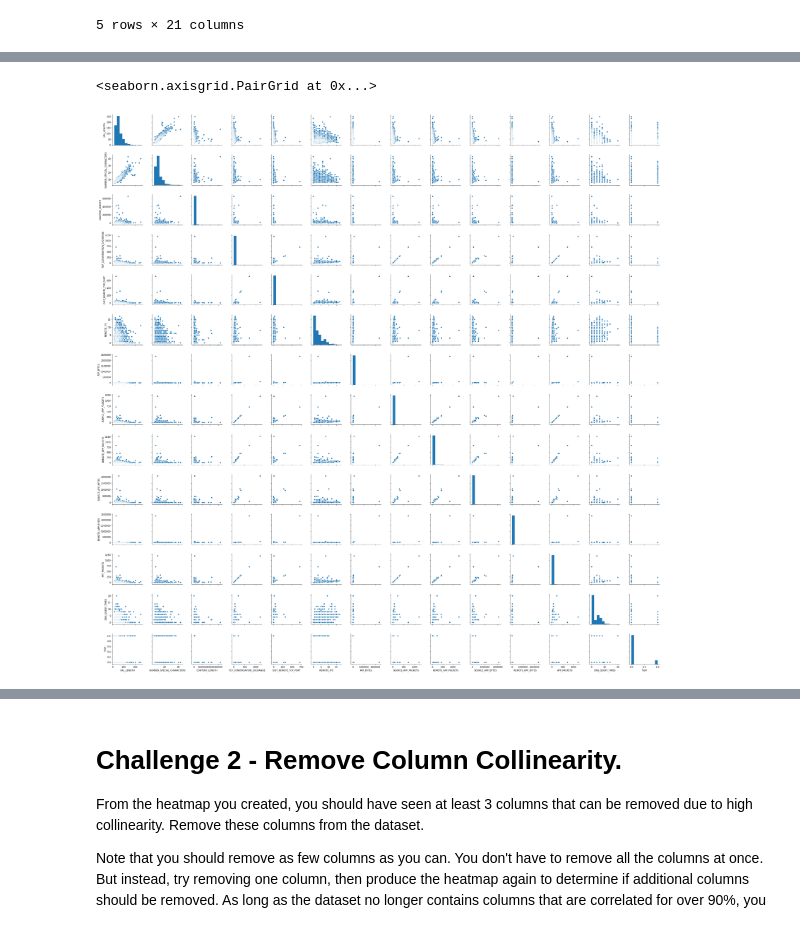
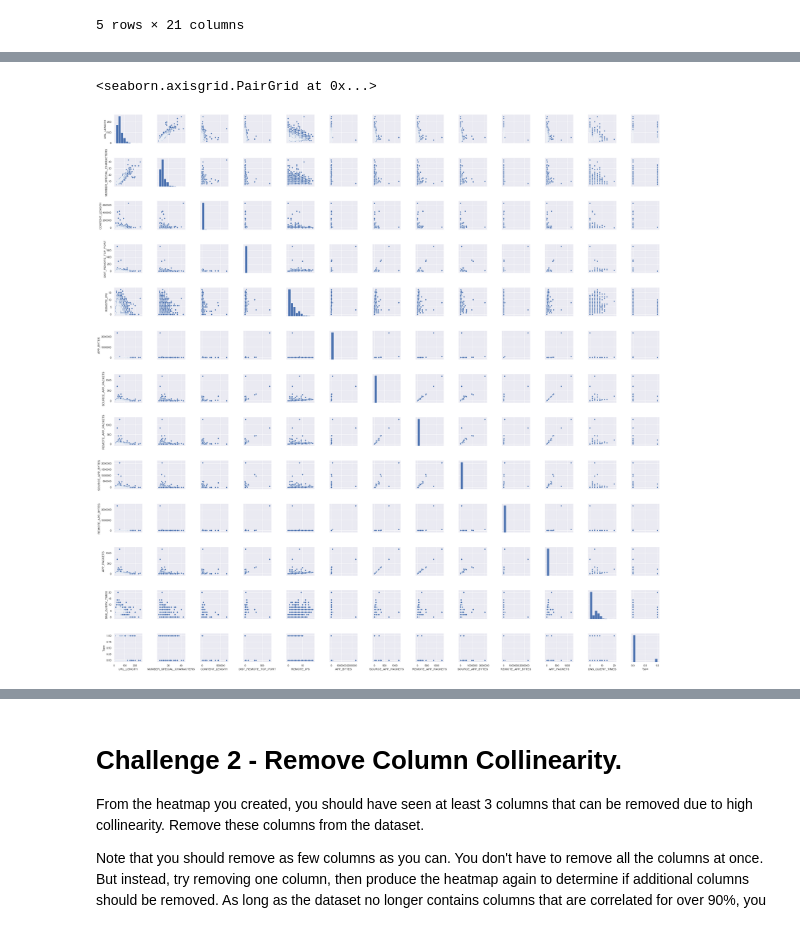
Before and after one commit to ta-data-bcn/lab-supervised-learning, a Jupyter notebook: your-code/main.ipynb, the cells around one changed output, grey strips where cells are left out. Drawn from its saved outputs; the diff is of its cells as text; code cells hidden in the pictures.

```diff
--- a/your-code/main.ipynb
+++ b/your-code/main.ipynb
@@ -115,5 +115,6 @@ websites.head()
 # of all the columns
 lst = ['URL_LENGTH', 'NUMBER_SPECIAL_CHARACTERS','CONTENT_LENGTH', 'DIST_REMOTE_TCP_PORT', 'REMOTE_IPS', 'APP_BYTES', 'SOURCE_APP_PACKETS','REMOTE_APP_PACKETS', 'SOURCE_APP_BYTES', 'REMOTE_APP_BYTES','APP_PACKETS', 'DNS_QUERY_TIMES', 'Type']
 # %%
-websites_num = websites["lst"]
+websites_num = websites[lst]
+websites_num.head()
 # %% [output]
@@ -121,6 +127,6 @@ KeyError: 'lst'
 # %%
 # Create a correlation matrix
-sns.pairplot(websites)
+sns.pairplot(websites_num)
 # %% [output]
 <seaborn.axisgrid.PairGrid at 0x...>
-[figure, old version]
+[figure, new version]
```
Also changed, not shown: parts of 22 cells of this notebook.
